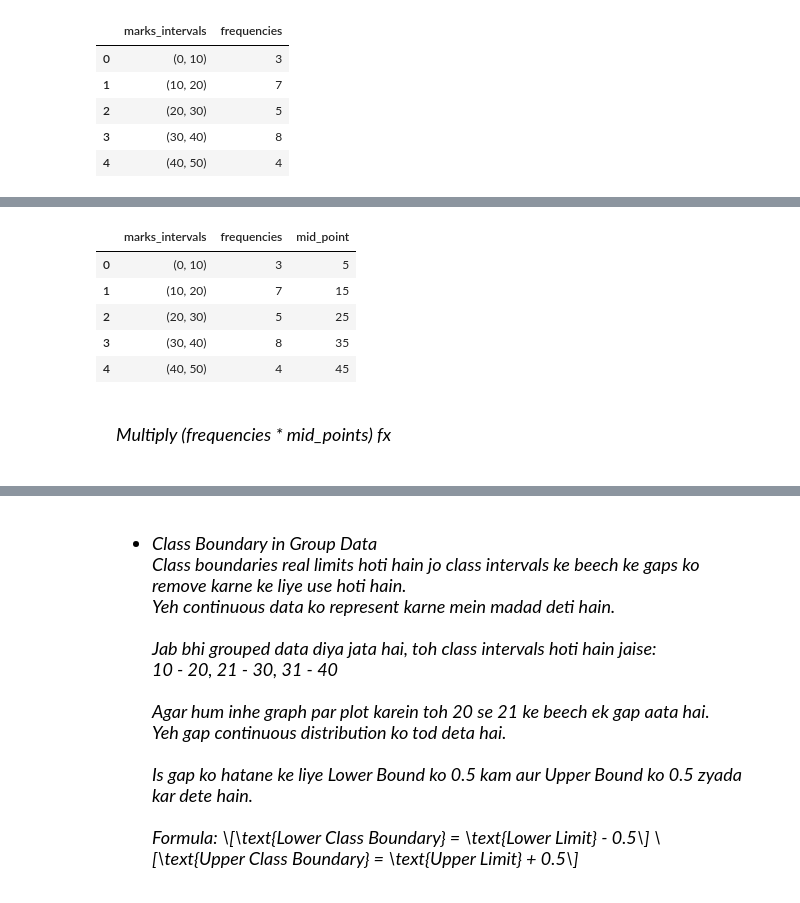
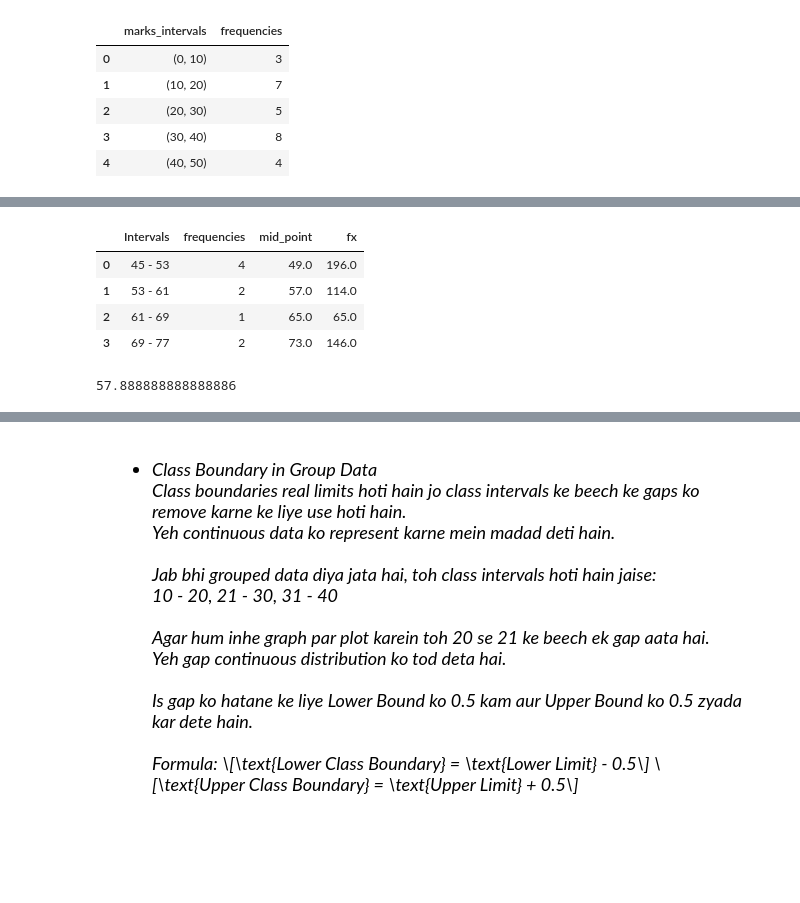
Before and after one commit to Mubeen-Ahmad/AI, a Jupyter notebook: Statistics/1.ipynb, the cells around one changed output, grey strips where cells are left out. Saved outputs shown, nothing was run; the diff lists cells and outputs as text; code cells hidden in the pictures; blank space fills up the shorter version.

```diff
--- a/Statistics/1.ipynb
+++ b/Statistics/1.ipynb
@@ -117,0 +366,12 @@ mid_points
+# %%
+
+df = pd.DataFrame({
+    "intervals": [
+        (1, 150),   # Normal interval
+        (300, 2),   # Reverse order (Issue)
+        (5, 8),     # Normal interval
+        (4, 90),    # Overlapping
+        (200, 500), # Large gap
+    ]
+})
+df
@@ -117,0 +385,21 @@ mid_points
+# %%
+points = []
+for i in df[col]:
+    points.extend(i)
+points.sort()
+
+new = [points[0]]
+
+for i in range(1,round(len(points)/2)+1):
+    p1 = points[i]
+    p2 = points[i+1]
+
+    p = (max(p1,p2)-min(p1,p2))/2
+
+    new.append(min(p1,p2)+p)
+    new.append(max(p1,p2)-p)
+
+new.append(points[-1])
+new = list(set(new))
+new_int = pd.DataFrame({"intervals":new})
+new_int
@@ -117,0 +591,3 @@ mid_points
+# %%
+group_data = ungroup_to_group(ungroup_df,"Marks")
+group_data
@@ -117,0 +600,4 @@ mid_points
+# %%
+mid_points = [( int(i.split()[0]) + int(i.split()[-1]) ) / 2 for i in group_data['Intervals'].tolist()]
+group_data["mid_point"] = mid_points
+group_data
@@ -118,17 +706,14 @@ mid_points
+# %%
+group_data["fx"] = group_data["frequencies"] * group_data["mid_point"]
+group_data
+# %% [output]
+|  | Intervals | frequencies | mid_point | fx |
+| 0 | 45 - 53 | 4 | 49.0 | 196.0 |
+| 1 | 53 - 61 | 2 | 57.0 | 114.0 |
+| 2 | 61 - 69 | 1 | 65.0 | 65.0 |
+| 3 | 69 - 77 | 2 | 73.0 | 146.0 |
 # %%
-df["mid_point"] = mid_points
+# mean of group data
+sum(group_data["fx"].tolist()) / sum(group_data["frequencies"].tolist())
+# %% [output]
+57.888888888888886
-# %%
-df
-# %% [output]
-|  | marks_intervals | frequencies | mid_point |
-| 0 | (0, 10) | 3 | 5 |
-| 1 | (10, 20) | 7 | 15 |
-| 2 | (20, 30) | 5 | 25 |
-| 3 | (30, 40) | 8 | 35 |
-| 4 | (40, 50) | 4 | 45 |
-# %% [markdown]
-<body style="font-family: Sans-serif;">
-    <div style="color: black; font-size: 18px; font-style: oblique; text-shadow: 0 0 3px white, 0 0 1px black; padding: 20px;">
-        Multiply (frequencies * mid_points) fx
-</div>
-</body>
```
Also changed, not shown: parts of 118 cells of this notebook, 9 other files.
